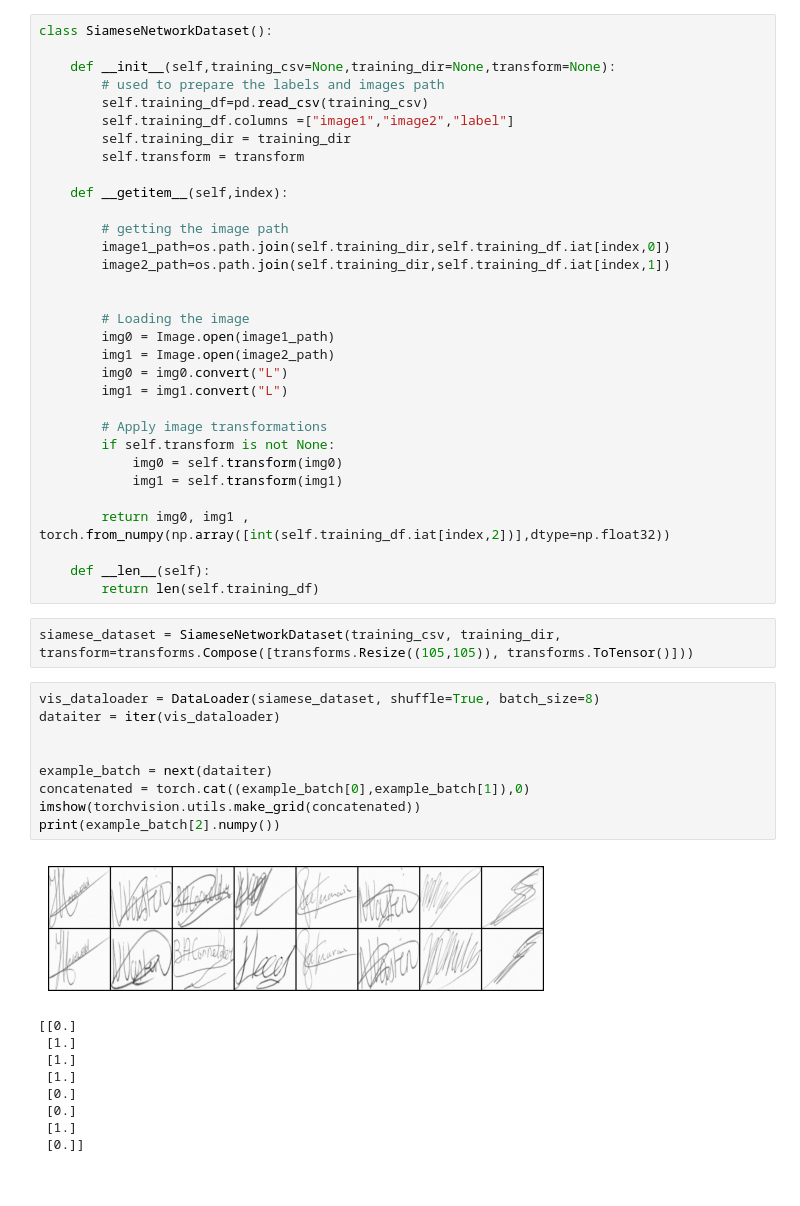
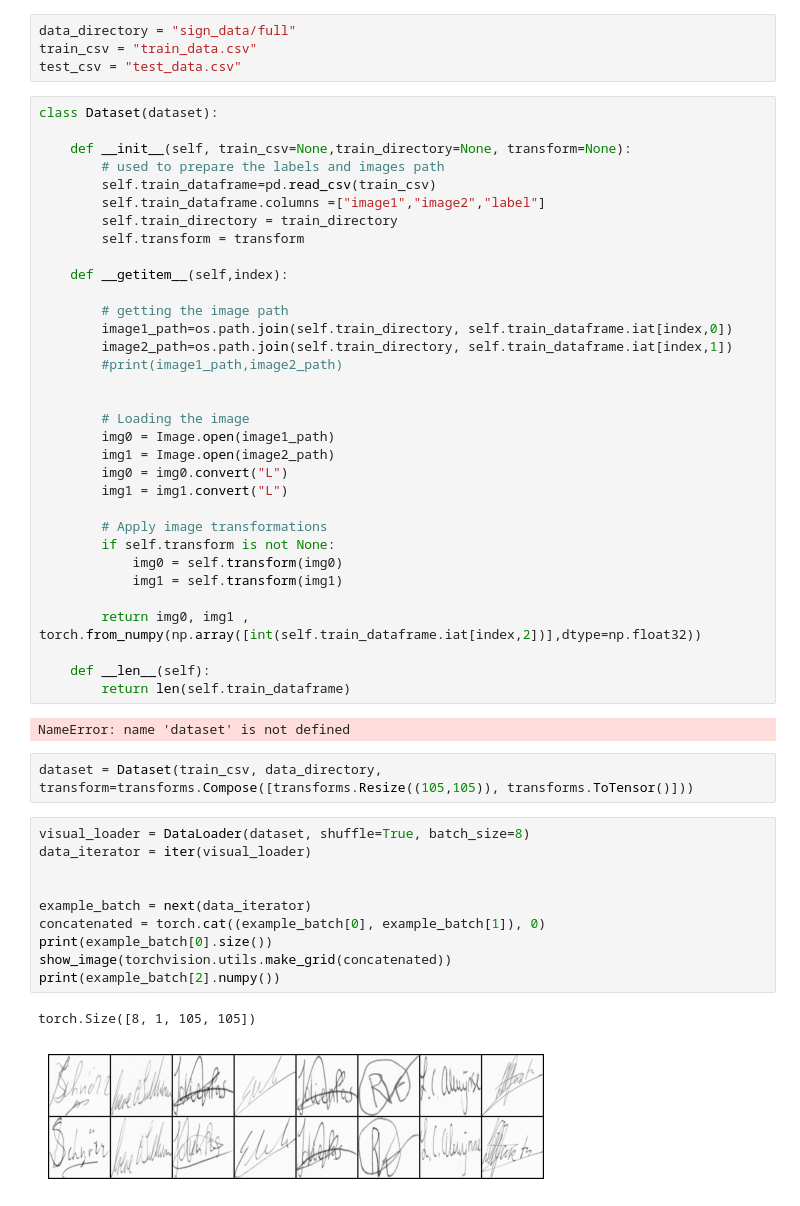
Before and after one commit to SahajT01/Signature-Verification, a Jupyter notebook: neural_network.ipynb, the cells around one changed output. Drawn from its saved outputs; the diff is of its cells as text.

```diff
--- a/neural_network.ipynb
+++ b/neural_network.ipynb
@@ -49,18 +69,23 @@ testing_dir="sign_data/test"
+# %%
+data_directory = "sign_data/full"
+train_csv = "train_data.csv"
+test_csv = "test_data.csv"
 # %%
-class SiameseNetworkDataset():
+class Dataset(dataset):
 
-    def __init__(self,training_csv=None,training_dir=None,transform=None):
+    def __init__(self, train_csv=None,train_directory=None, transform=None):
         # used to prepare the labels and images path
-        self.training_df=pd.read_csv(training_csv)
-        self.training_df.columns =["image1","image2","label"]
-        self.training_dir = training_dir
+        self.train_dataframe=pd.read_csv(train_csv)
+        self.train_dataframe.columns =["image1","image2","label"]
+        self.train_directory = train_directory
         self.transform = transform
 
     def __getitem__(self,index):
 
         # getting the image path
-        image1_path=os.path.join(self.training_dir,self.training_df.iat[index,0])
-        image2_path=os.path.join(self.training_dir,self.training_df.iat[index,1])
+        image1_path=os.path.join(self.train_directory, self.train_dataframe.iat[index,0])
+        image2_path=os.path.join(self.train_directory, self.train_dataframe.iat[index,1])
+        #print(image1_path,image2_path)
 
 
         # Loading the image
@@ -74,28 +99,24 @@ class SiameseNetworkDataset():
             img0 = self.transform(img0)
             img1 = self.transform(img1)
 
-        return img0, img1 , torch.from_numpy(np.array([int(self.training_df.iat[index,2])],dtype=np.float32))
+        return img0, img1 , torch.from_numpy(np.array([int(self.train_dataframe.iat[index,2])],dtype=np.float32))
 
     def __len__(self):
-        return len(self.training_df)
+        return len(self.train_dataframe)
+# %% [output]
+NameError: name 'dataset' is not defined
 # %%
-siamese_dataset = SiameseNetworkDataset(training_csv, training_dir, transform=transforms.Compose([transforms.Resize((105,105)), transforms.ToTensor()]))
+dataset = Dataset(train_csv, data_directory, transform=transforms.Compose([transforms.Resize((105,105)), transforms.ToTensor()]))
 # %%
-vis_dataloader = DataLoader(siamese_dataset, shuffle=True, batch_size=8)
-dataiter = iter(vis_dataloader)
+visual_loader = DataLoader(dataset, shuffle=True, batch_size=8)
+data_iterator = iter(visual_loader)
 
 
-example_batch = next(dataiter)
-concatenated = torch.cat((example_batch[0],example_batch[1]),0)
-imshow(torchvision.utils.make_grid(concatenated))
+example_batch = next(data_iterator)
+concatenated = torch.cat((example_batch[0], example_batch[1]), 0)
+print(example_batch[0].size())
+show_image(torchvision.utils.make_grid(concatenated))
 print(example_batch[2].numpy())
 # %% [output]
+torch.Size([8, 1, 105, 105])
-[figure, old version]
+[figure, new version]
-[[0.]
- [1.]
- [1.]
- [1.]
- [0.]
- [0.]
- [1.]
- [0.]]
```
Also changed, not shown: parts of 7 cells of this notebook, 4 other files.
